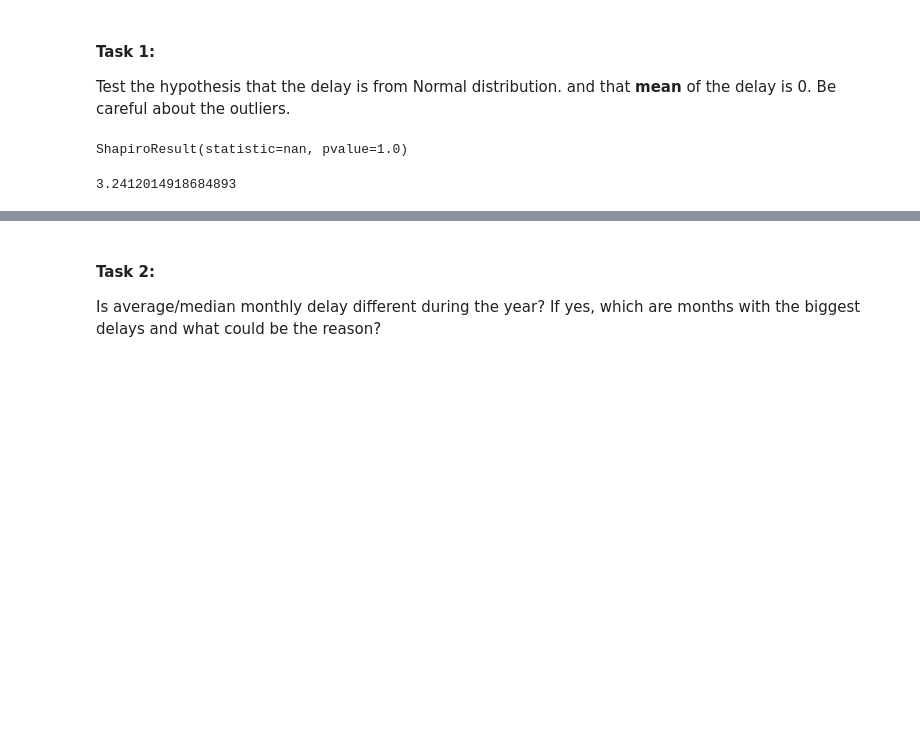
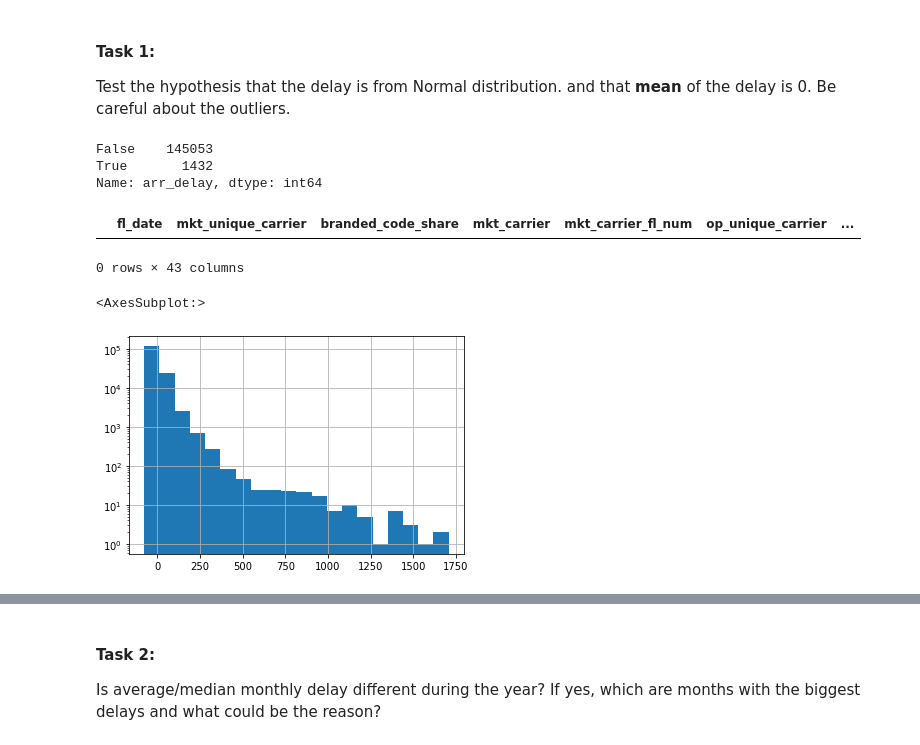
Before and after one commit to KyleKulas/Flight_Delay_Prediction, a Jupyter notebook: Kyle_eda/kyle_exploratory_analysis.ipynb, the cells around one changed output, grey strips where cells are left out. Cells and saved outputs as stored; diff of their text form; code cells hidden in the pictures; blank space fills up the shorter version.

```diff
--- a/Kyle_eda/kyle_exploratory_analysis.ipynb
+++ b/Kyle_eda/kyle_exploratory_analysis.ipynb
@@ -101,13 +102,22 @@ dtype: object
 #### **Task 1**:
 Test the hypothesis that the delay is from Normal distribution. and that **mean** of the delay is 0. Be careful about the outliers.
 # %%
-week1 = jan[(jan['fl_date'] >= '2019-01-01') & (jan['fl_date'] <= '2019-01-07')]
+week1 = jan[(jan['fl_date'] >= '2019-01-01') & (jan['fl_date'] <= '2019-01-07')].copy()
+x = week1['arr_delay'].isnull()
+x.value_counts()
+# %% [output]
+False    145053
+True       1432
+Name: arr_delay, dtype: int64
-# %%
-shapiro_test = stats.shapiro(week1['arr_delay'])
-shapiro_test
-# %% [output]
-ShapiroResult(statistic=nan, pvalue=1.0)
+# %%
+week1.dropna(inplace=True,subset=['arr_delay'])
 # %%
-week1['arr_delay'].mean()
+week1[week1['arr_delay'].isnull()]
 # %% [output]
+|  | fl_date | mkt_unique_carrier | branded_code_share | mkt_carrier | mkt_carrier_fl_num | op_unique_carrier | ... |
-3.2412014918684893
+0 rows × 43 columns
+# %%
+week1['arr_delay'].hist(bins=20, log=True)
+# %% [output]
+<AxesSubplot:>
+[figure, added]
```
Also changed, not shown: parts of 8 cells of this notebook, 1 other file.
